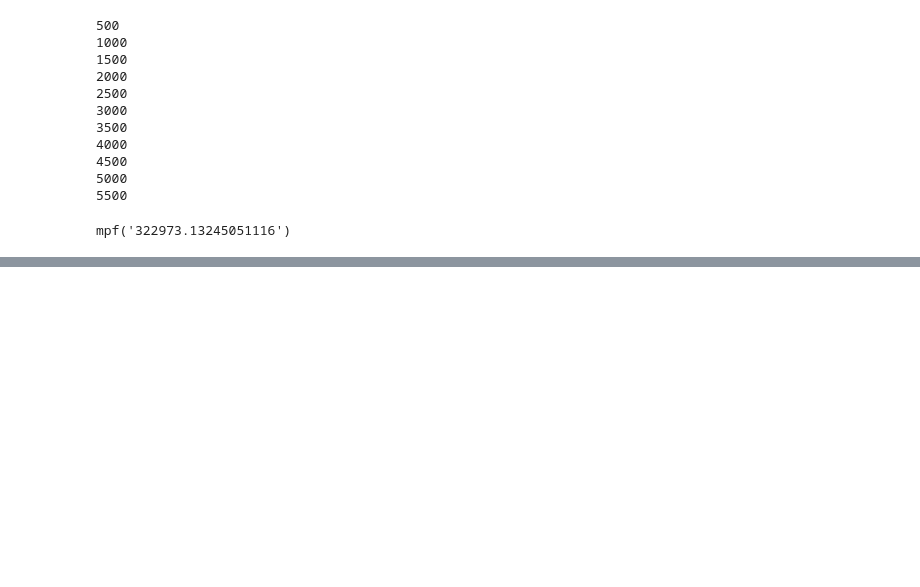
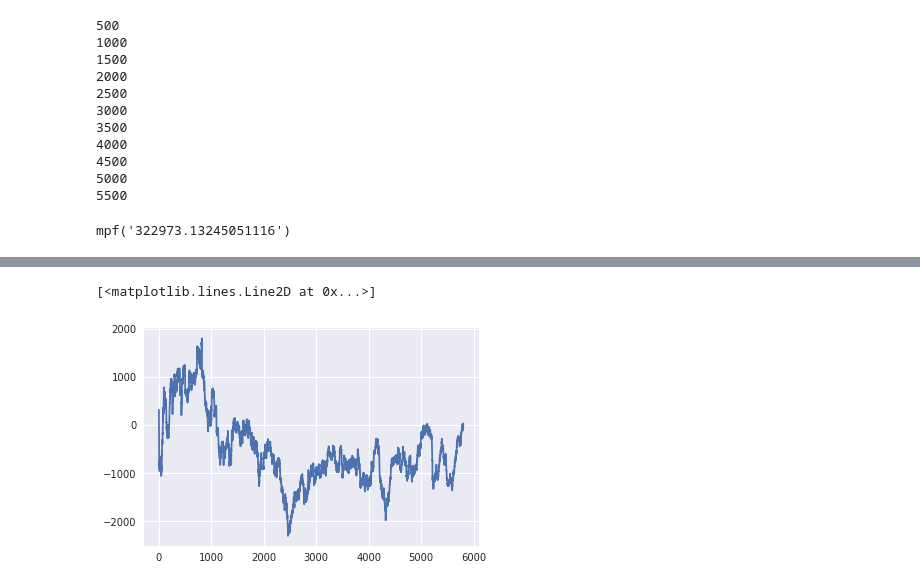
Before and after one commit to nataliagarciamartin/mod5_indianbuffetprocess, a Jupyter notebook: Bobby/neurips_plot.ipynb, the cells around one changed output, grey strips where cells are left out. Cells and saved outputs as stored; diff of their text form; code cells hidden in the pictures; blank space fills up the shorter version.

```diff
--- a/Bobby/neurips_plot.ipynb
+++ b/Bobby/neurips_plot.ipynb
@@ -128,0 +160,28 @@ plt.plot(range(len(list(freq.values()))), np.cumsum(list(freq.values())))
+# %%
+# for permutation
+test_mat = mmread("../data/nipspapersmatrix.mtx")
+
+test_mat.data = np.ones(test_mat.data.size) # change all non-zero values to 1
+test_mat = test_mat.tocsr()
+cumsum_dict={}
+index = np.arange(test_mat.shape[0])
+for i in range(20):
+    print(i)
+    np.random.seed(i)
+    np.random.shuffle(index)
+    reused_words = set()
+    cumsum_name = []
+    for row in index:
+        word_indices = set(test_mat.indices[test_mat.indptr[row]:test_mat.indptr[row+1]])
+        new_words = word_indices - set.intersection(word_indices, reused_words)
+        if len(cumsum_name)>0:
+            cumsum_name.append(cumsum_name[-1] + len(new_words))
+        else:
+            cumsum_name.append(len(new_words))
+        reused_words.update(new_words)
+    if len(cumsum_name)<600:
+        cumsum_name = cumsum_name + [float('Nan')]*(600-len(cumsum_name))
+    cumsum_dict[i] = np.array(cumsum_name)
+
+plot_array = np.array([value for key,value in cumsum_dict.items() if key != 'comp.os.ms-windows.misc'])
+mean_vec = np.mean(plot_array, axis=0)
@@ -128,0 +209,5 @@ plt.plot(range(len(list(freq.values()))), np.cumsum(list(freq.values())))
+# %%
+plt.plot(cumsum_dict[1]-cumsum_dict[0])
+# %% [output]
+[<matplotlib.lines.Line2D at 0x...>]
+[figure, added]
```
Also changed, not shown: parts of 16 cells of this notebook, 3 other files.
